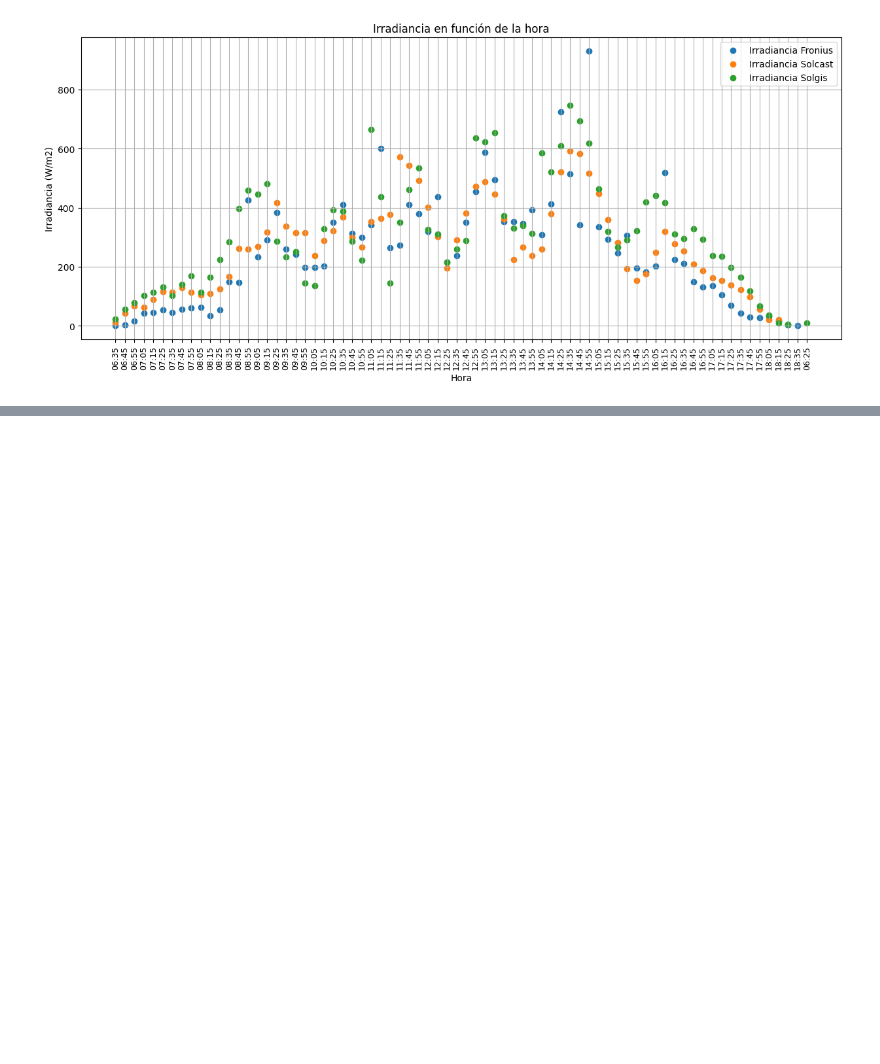
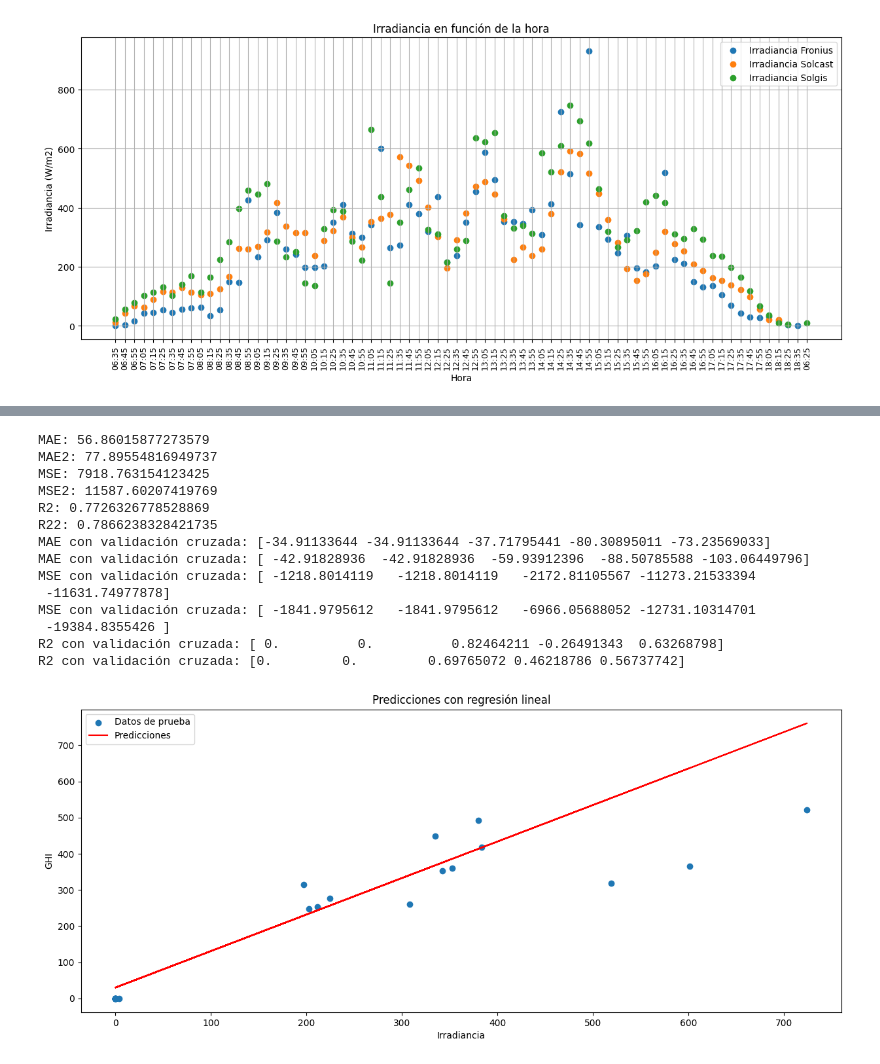
Before and after one commit to GustavoUNAL/Solar-1.233102--77.292833-, a Jupyter notebook: Notebooks/02-2023/solcast_13-02-2023.ipynb, the cells around one changed output, grey strips where cells are left out. Drawn from its saved outputs; the diff is of its cells as text; code cells hidden in the pictures; blank space fills up the shorter version.

```diff
--- a/Notebooks/02-2023/solcast_13-02-2023.ipynb
+++ b/Notebooks/02-2023/solcast_13-02-2023.ipynb
@@ -347,0 +581,76 @@ plt.show()
+# %%
+# metrica de evaluación
+from sklearn.metrics import mean_absolute_error
+from sklearn.metrics import mean_squared_error
+from sklearn.metrics import r2_score
+
+# Calcular el error absoluto medio (MAE) de las predicciones
+MAE = mean_absolute_error(y_test, y_pred)
+MAE2 = mean_absolute_error(y_test2, y_pred2)
+
+print('MAE:', MAE)
+print('MAE2:', MAE2)
+
+# Calcular el error cuadrático medio (MSE) de las predicciones
+MSE = mean_squared_error(y_test, y_pred)
+MSE2 = mean_squared_error(y_test2, y_pred2)
+
+print('MSE:', MSE)
+print('MSE2:', MSE2)
+
+# Calcular el coeficiente de determinación de las predicciones
+r2 = r2_score(y_test, y_pred)
+r22 = r2_score(y_test2, y_pred2)
+
+print('R2:', r2)
+print('R22:', r22)
+
+# Calcular el error absoluto medio (MAE) de las predicciones con validación cruzada
+MAE_cv = cross_val_score(model, X, y, cv=5, scoring='neg_mean_absolute_error')
+MAE_cv2 = cross_val_score(model, X, y2, cv=5, scoring='neg_mean_absolute_error')
+
+print('MAE con validación cruzada:', MAE_cv)
+print('MAE con validación cruzada:', MAE_cv2)
+
+
+
+
+# Calcular el error cuadrático medio (MSE) de las predicciones con validación cruzada
+MSE_cv = cross_val_score(model, X, y, cv=5, scoring='neg_mean_squared_error')
+MSE_cv2 = cross_val_score(model, X, y2, cv=5, scoring='neg_mean_squared_error')
+
+print('MSE con validación cruzada:', MSE_cv)
+print('MSE con validación cruzada:', MSE_cv2)
+
+# Calcular el coeficiente de determinación de las predicciones con validación cruzada
+r2_cv = cross_val_score(model, X, y, cv=5, scoring='r2')
+r2_cv2 = cross_val_score(model, X, y2, cv=5, scoring='r2')
+
+print('R2 con validación cruzada:', r2_cv)
+print('R2 con validación cruzada:', r2_cv2)
+
+# Graficar las predicciones
+plt.figure(figsize=(15,6))
+plt.scatter(X_test, y_test, label='Datos de prueba')
+plt.plot(X_test, y_pred, color='red', label='Predicciones')
+plt.xlabel('Irradiancia')
+plt.ylabel('GHI')
+plt.title('Predicciones con regresión lineal')
+plt.legend()
+plt.show()
+# %% [output]
+MAE: 56.86015877273579
+MAE2: 77.89554816949737
+MSE: 7918.763154123425
+MSE2: 11587.60207419769
+R2: 0.7726326778528869
+R22: 0.7866238328421735
+MAE con validación cruzada: [-34.91133644 -34.91133644 -37.71795441 -80.30895011 -73.23569033]
+MAE con validación cruzada: [ -42.91828936  -42.91828936  -59.93912396  -88.50785588 -103.06449796]
+MSE con validación cruzada: [ -1218.8014119   -1218.8014119   -2172.81105567 -11273.21533394
+ -11631.74977878]
+MSE con validación cruzada: [ -1841.9795612   -1841.9795612   -6966.05688052 -12731.10314701
+ -19384.8355426 ]
+R2 con validación cruzada: [ 0.          0.          0.82464211 -0.26491343  0.63268798]
+R2 con validación cruzada: [0.         0.         0.69765072 0.46218786 0.56737742]
+[figure, added]
```
Also changed, not shown: parts of 9 cells of this notebook.
